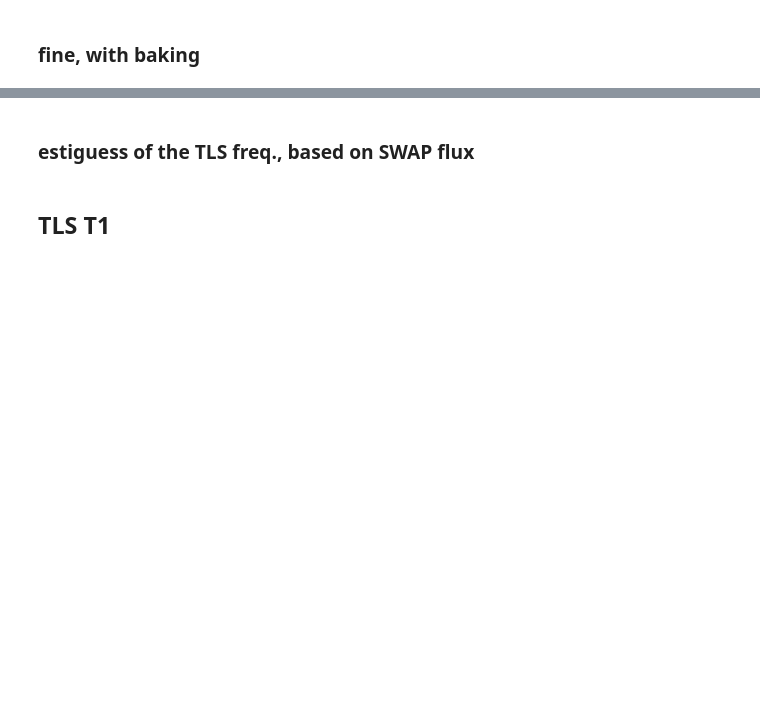
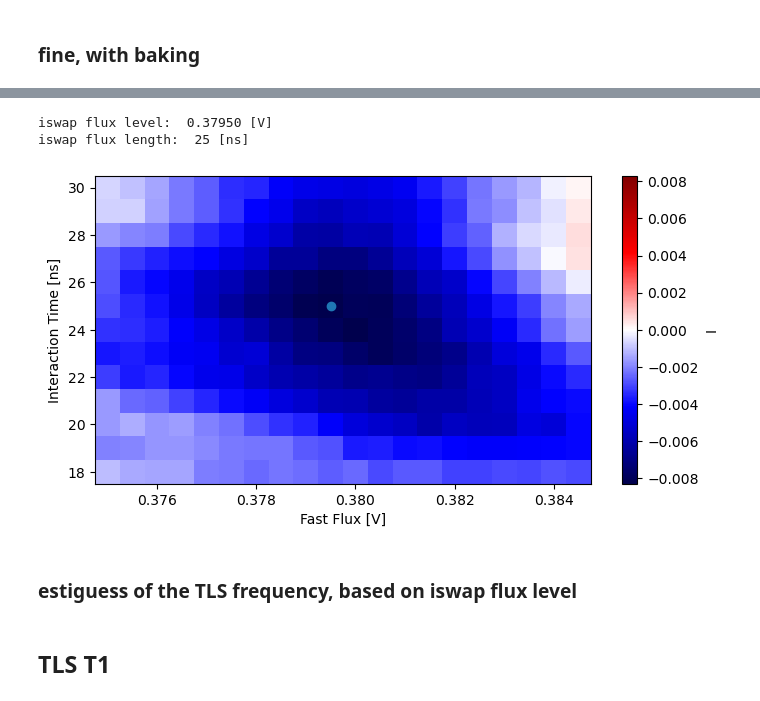
Before and after one commit to chenmo1989/QM_Control, a Jupyter notebook: UA_Q2_basic_charact_v3.ipynb, the cells around one changed output, grey strips where cells are left out. Saved outputs shown, nothing was run; the diff lists cells and outputs as text; code cells hidden in the pictures; blank space fills up the shorter version.

```diff
--- a/UA_Q2_basic_charact_v3.ipynb
+++ b/UA_Q2_basic_charact_v3.ipynb
@@ -496,0 +492,7 @@ machine = Analysis.set_machine(machine)
+# %%
+%matplotlib inline
+iswap_flux, iswap_time = Analysis.exp2D.SWAP_find_iswap(expt_dataset, flux_range, interaction_time_range, to_plot = True)
+# %% [output]
+iswap flux level:  0.37950 [V]
+iswap flux length:  25 [ns]
+[figure, added]
@@ -497,2 +503,2 @@ machine = Analysis.set_machine(machine)
 # %% [markdown]
-### estiguess of the TLS freq., based on SWAP flux
+### estiguess of the TLS frequency, based on iswap flux level
```
Also changed, not shown: parts of 29 cells of this notebook, 2 other files.
